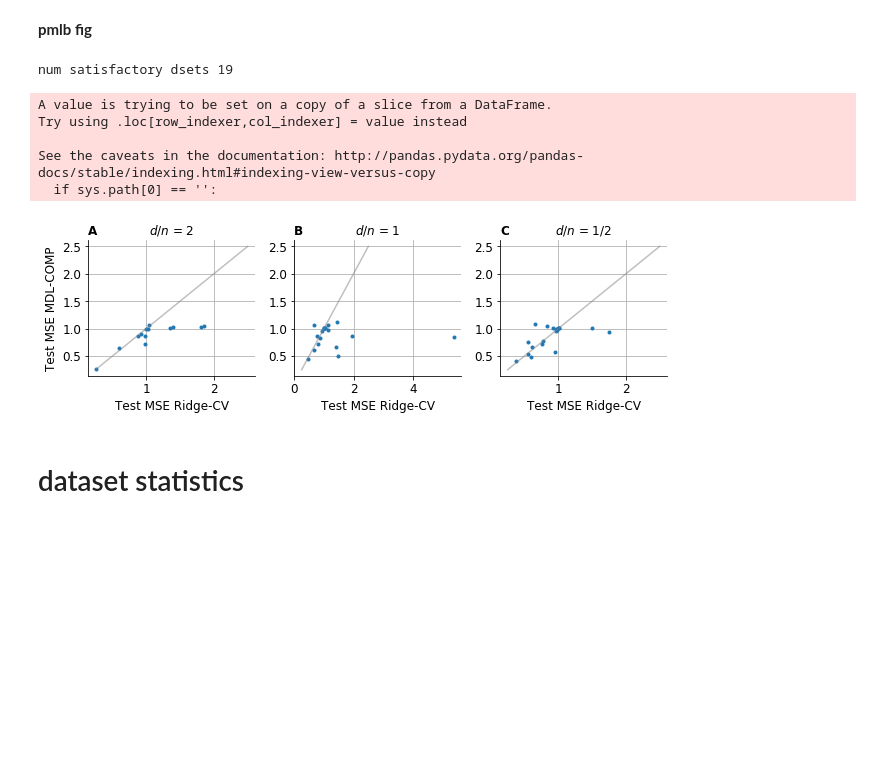
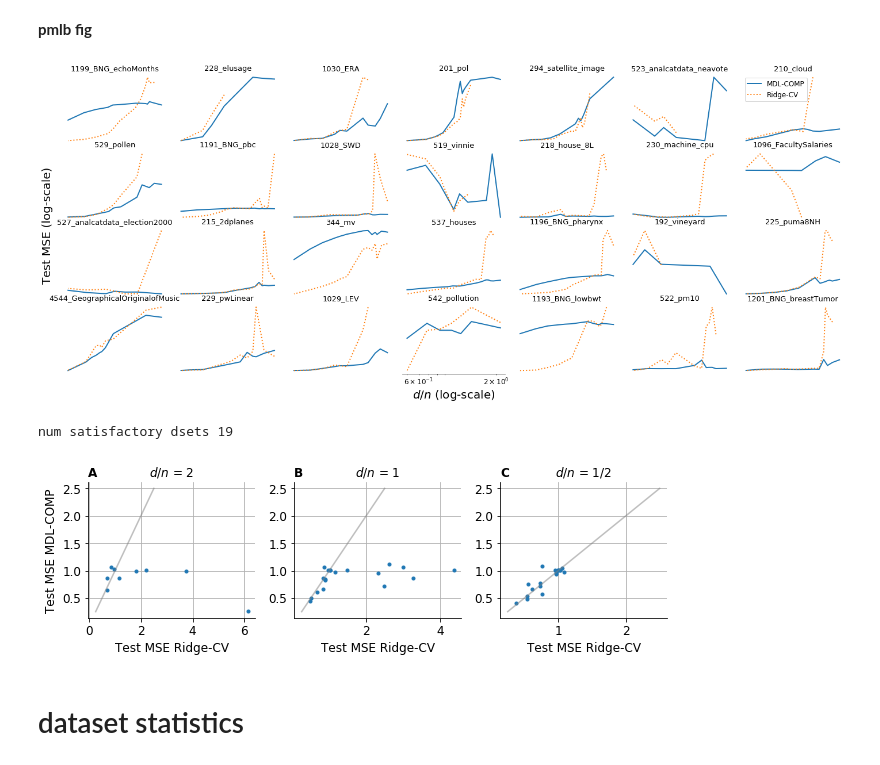
Before and after one commit to csinva/mdl-complexity, a Jupyter notebook: 04_analyze_pmlb.ipynb, the cells around one changed output. Drawn from its saved outputs; the diff is of its cells as text; code cells hidden in the pictures; blank space fills up the shorter version.

```diff
--- a/04_analyze_pmlb.ipynb
+++ b/04_analyze_pmlb.ipynb
@@ -20,10 +20,8 @@ from scipy.optimize import minimize
 %load_ext autoreload
 %autoreload 2
 
-# !ls /scratch/users/vision/yu_dl/raaz.rsk/mdl_sim_may/may28_1 # may14, may21
-parent_dir = '/scratch/users/vision/yu_dl/raaz.rsk/mdl_sim_may/jun1/'
+parent_dir = '/scratch/users/vision/yu_dl/raaz.rsk/mdl_sim_may/may28_1/' # jun1 is 5-fold cv, may28_1 is LOOCV
 save_dir = 'results'
 os.makedirs(save_dir, exist_ok=True)
 folders = os.listdir(parent_dir)
 print(folders)
-# folders = [f for f in folders if 'may11' in f]
@@ -53,6 +55,7 @@ plt.rc('figure', titlesize=BIGGER_SIZE)  # fontsize of the figure title
 LABS = {
     'mdl_m10.0': 'MDL-COMP',
     'mdl_m1-1.0': 'MDL-COMP',
+    'mdl_m1-5.0': 'MDL-COMP',
     'ridge-1.0': 'Ridge-CV',
     'ridge-5.0': 'Ridge-CV',
     'mdl_orig0.0': 'MDL-COMP-ORIG',
@@ -86,7 +89,7 @@ for folder in folders: #, 'clustered', 'gaussian_scale_var']):
     for i in range(df.shape[0]):
         curve = df.iloc[i]
 
-        if curve.model_type == 'ridge' and curve.reg_param != -1:
+        if curve.model_type == 'ridge' and curve.reg_param > 0:
             continue
         if curve.model_type == 'ols':
             continue
@@ -147,51 +150,47 @@ plt.tight_layout()
 plt.subplots_adjust(hspace=0.1, wspace=0.1)
 plt.savefig(oj(save_dir, 'fig_pmlb_curves.pdf'))
 # plt.show()
+# %% [output]
+[figure, added]
 # %%
 df_all_full = pd.concat(dfs_list)
-df_all = df_all_full[df_all_full['num_features'] >= 6] # remove this to see the really small datasets
 print('num satisfactory dsets', int(df_all.shape[0]/3))
 ratios = [2, 1, 1/2]
 for ratio in ratios:
     def get_mse(row):
     #     print(row['ratio'], row['mse_test'])
         idxs = np.where(row['ratio']==ratio)[0]
         if len(idxs) == 0:
             return np.nan
         return row['mse_test'][idxs[0]]
-    df_all[f'mse_{ratio:.2f}'] = df_all.apply(get_mse, axis=1)
-
+    df_all_full[f'mse_{ratio:.2f}'] = df_all_full.apply(get_mse, axis=1)
+df_all = df_all_full[df_all_full['num_features'] >= 6] # remove this to see the really small datasets
 
 R, C = 1, 3
 titles = ['2', '1', '1/2']
 plt.figure(figsize=(9, 3))
 lets = ['A', 'B', 'C']
 for c in range(3):
     k = f'mse_{ratios[c]:.2f}'
     ax = plt.subplot(R, C, c + 1)
     plt.title(lets[c], loc='left', fontweight='bold')
     plt.plot(df_all[df_all['model_type']=='ridge'][k],
              df_all[df_all['model_type']=='mdl_m1'][k], '.')
     plt.xlabel('Test MSE Ridge-CV')
     plt.title('$d/n$ = ' + titles[c])
     if c == 0:
         plt.ylabel('Test MSE MDL-COMP')
     plt.plot([0.25, 2.5], [0.25, 2.5], color='gray', alpha=0.5)
     ax.spines['right'].set_visible(False)
     ax.spines['top'].set_visible(False)
 
     plt.grid()
 plt.tight_layout()
-plt.savefig(oj(save_dir, 'fig_pmlb.pdf'))
+plt.savefig(oj(save_dir, 'fig_pmlb_5fold.pdf'))
 plt.show()
 # %% [output]
 num satisfactory dsets 19
-A value is trying to be set on a copy of a slice from a DataFrame.
-Try using .loc[row_indexer,col_indexer] = value instead
-
-See the caveats in the documentation: http://pandas.pydata.org/pandas-docs/stable/indexing.html#indexing-view-versus-copy
-  if sys.path[0] == '':
-[figure, old version]
+[figure, new version]
 # %% [markdown]
 # dataset statistics
 # %% [markdown]
```
Also changed, not shown: parts of 5 cells of this notebook, 1 other file.
